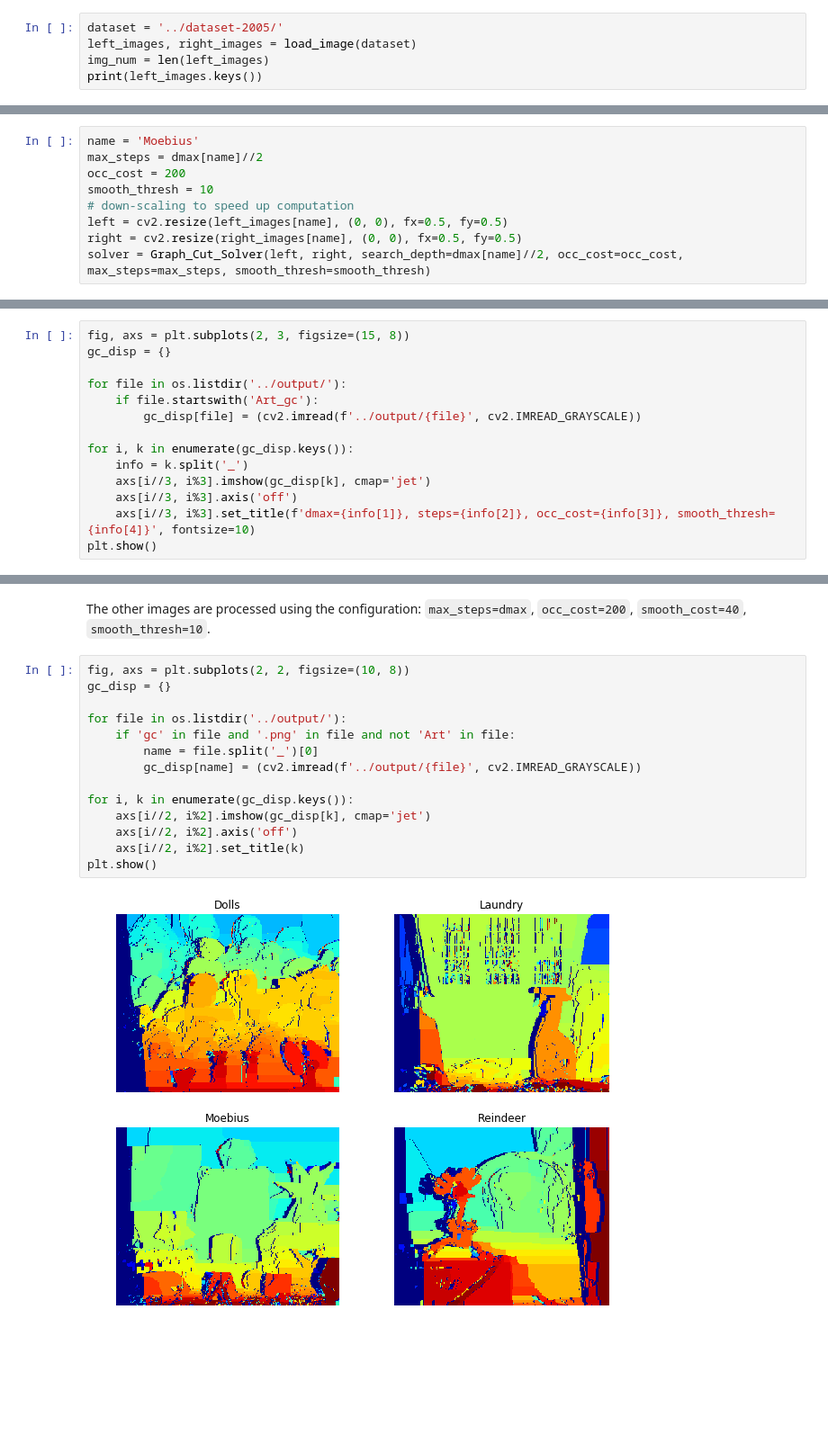
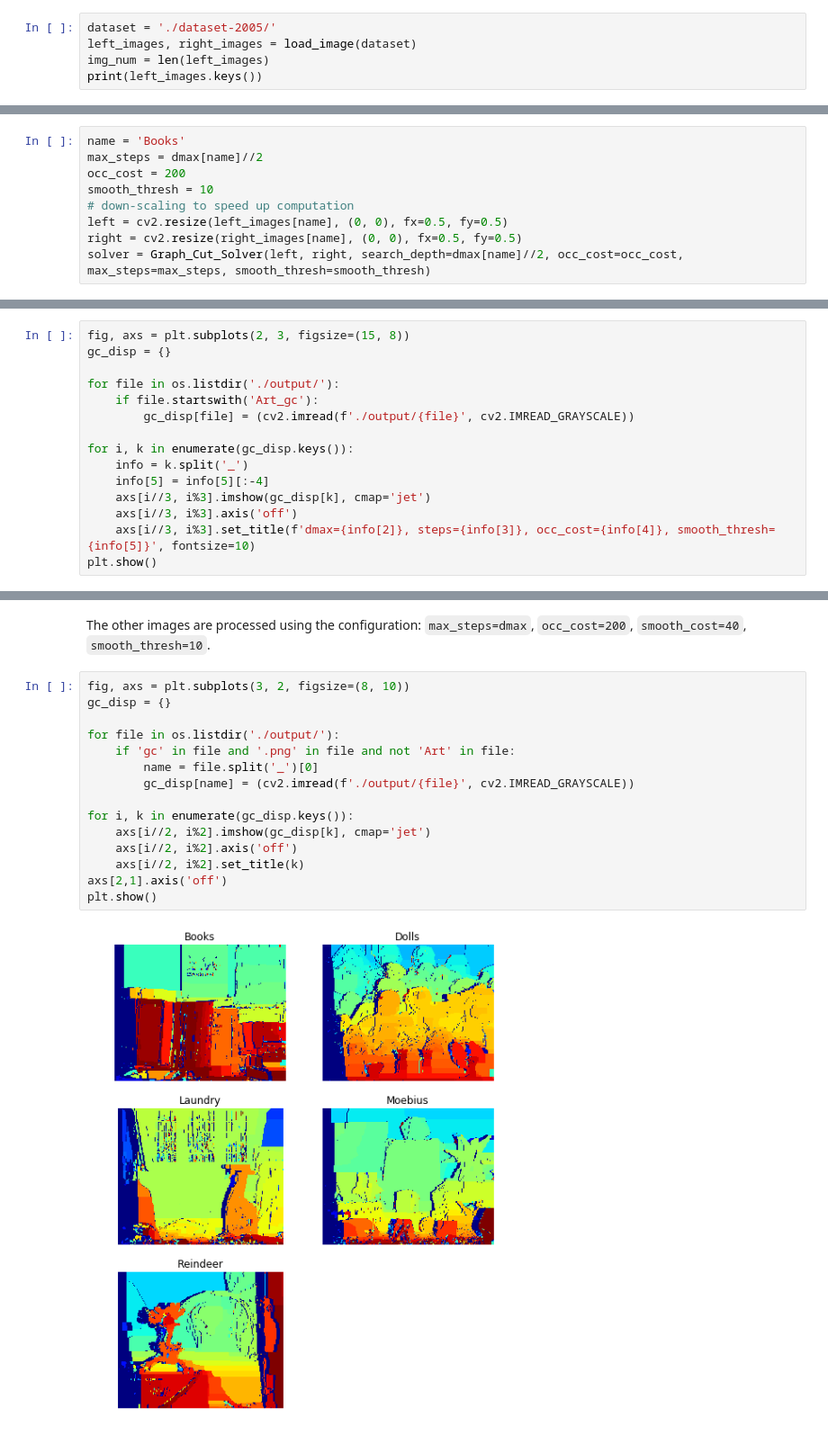
Before and after one commit to Af4rinz/pgm-stereo, a Jupyter notebook: StereoReconstruction.ipynb, the cells around one changed output, grey strips where cells are left out. Shown at 90% size. Cells and saved outputs as stored; diff of their text form; blank space fills up the shorter version.

```diff
--- a/StereoReconstruction.ipynb
+++ b/StereoReconstruction.ipynb
@@ -26,7 +26,7 @@ import matplotlib.pyplot as plt
 import gco
 import maxflow
 # %%
-dataset = '../dataset-2005/'
+dataset = './dataset-2005/'
 left_images, right_images = load_image(dataset)
 img_num = len(left_images)
 print(left_images.keys())
@@ -166,5 +180,5 @@ from utils import *
 # %%
-name = 'Moebius'
+name = 'Books'
 max_steps = dmax[name]//2
 occ_cost = 200
 smooth_thresh = 10
@@ -238,14 +236,15 @@ The smoothness threshold has a similar effect, for a high enough smoothing thres
 fig, axs = plt.subplots(2, 3, figsize=(15, 8))
 gc_disp = {}
 
-for file in os.listdir('../output/'):
+for file in os.listdir('./output/'):
     if file.startswith('Art_gc'):
-        gc_disp[file] = (cv2.imread(f'../output/{file}', cv2.IMREAD_GRAYSCALE))
+        gc_disp[file] = (cv2.imread(f'./output/{file}', cv2.IMREAD_GRAYSCALE))
 
 for i, k in enumerate(gc_disp.keys()):
     info = k.split('_')
+    info[5] = info[5][:-4]
     axs[i//3, i%3].imshow(gc_disp[k], cmap='jet')
     axs[i//3, i%3].axis('off')
-    axs[i//3, i%3].set_title(f'dmax={info[1]}, steps={info[2]}, occ_cost={info[3]}, smooth_thresh={info[4]}', fontsize=10)
+    axs[i//3, i%3].set_title(f'dmax={info[2]}, steps={info[3]}, occ_cost={info[4]}, smooth_thresh={info[5]}', fontsize=10)
 plt.show()
 # %% [output]
@@ -253,21 +252,22 @@ plt.show()
 # %% [markdown]
 The other images are processed using the configuration:  `max_steps=dmax`, `occ_cost=200`, `smooth_cost=40`, `smooth_thresh=10`.
 # %%
-fig, axs = plt.subplots(2, 2, figsize=(10, 8))
+fig, axs = plt.subplots(3, 2, figsize=(8, 10))
 gc_disp = {}
 
-for file in os.listdir('../output/'):
+for file in os.listdir('./output/'):
     if 'gc' in file and '.png' in file and not 'Art' in file:
         name = file.split('_')[0]
-        gc_disp[name] = (cv2.imread(f'../output/{file}', cv2.IMREAD_GRAYSCALE))
+        gc_disp[name] = (cv2.imread(f'./output/{file}', cv2.IMREAD_GRAYSCALE))
 
 for i, k in enumerate(gc_disp.keys()):
     axs[i//2, i%2].imshow(gc_disp[k], cmap='jet')
     axs[i//2, i%2].axis('off')
     axs[i//2, i%2].set_title(k)
+axs[2,1].axis('off')
 plt.show()
 # %% [output]
-[figure, old version]
+[figure, new version]
 # %% [markdown]
 <!--bibtex
 @article{kol14
```
Also changed, not shown: parts of 26 cells of this notebook, 20 other files.
